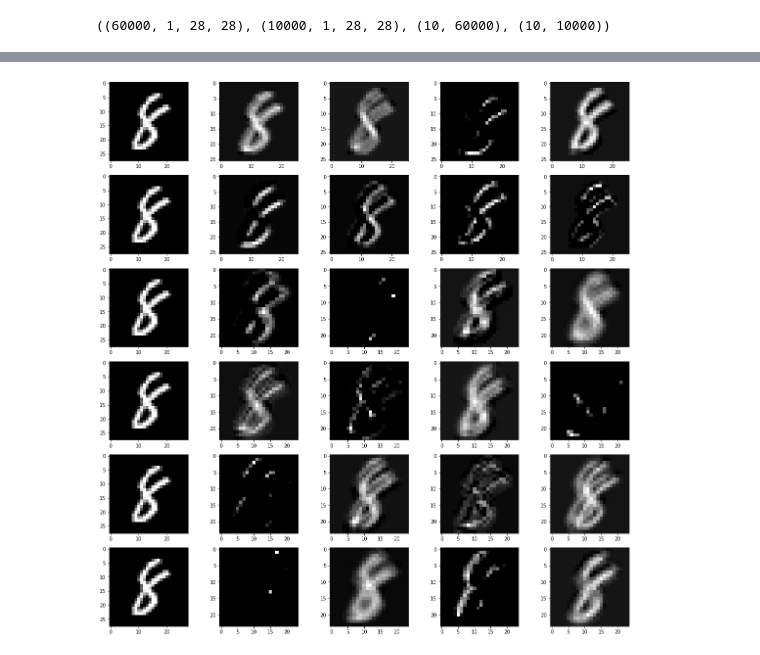
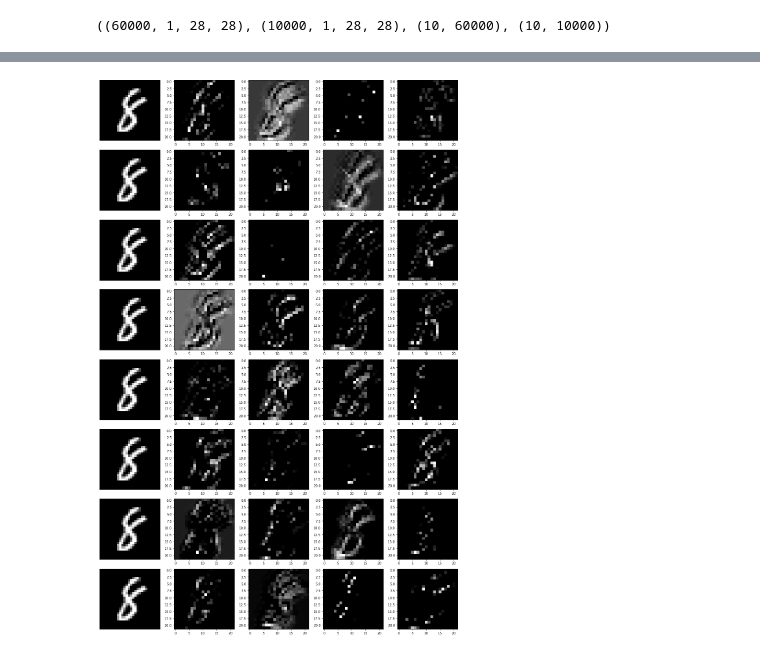
Before and after one commit to UAFederez/ConvNet-Implementation, a Jupyter notebook: MNIST-CNN.ipynb, the cells around one changed output, grey strips where cells are left out. Saved outputs shown, nothing was run; the diff lists cells and outputs as text; code cells hidden in the pictures.

```diff
--- a/MNIST-CNN.ipynb
+++ b/MNIST-CNN.ipynb
@@ -23,10 +23,11 @@ X_train.shape, X_test.shape, Y_train.shape, Y_test.shape
 net = ConvNet()
 net.add(ConvLayer(num_filters =  8, filter_size = 3, stride = 1, mode = 'valid'))
 net.add(ConvLayer(num_filters = 16, filter_size = 3, stride = 1, mode = 'valid'))
+net.add(ConvLayer(num_filters = 32, filter_size = 3, stride = 1, mode = 'valid'))
 net.add(PoolLayer(filter_size =  2, stride = 2, mode = 'avg'))
 net.add(FlattenLayer())
 net.add(DenseLayer(num_units = 128, activation = 'relu'))
 net.add(DenseLayer(num_units =  64, activation = 'relu'))
 net.add(DenseLayer(num_units =  10, activation = 'softmax'))
-hist_loss, hist_acc = net.fit(X_train[:6016], Y_train[:, :6016], num_epochs = 10, learning_rate = 0.01)
+hist_loss, hist_acc = net.fit(X_train[:6016], Y_train[:, :6016], num_epochs = 10, learning_rate = 0.05)
 # %% [output]
@@ -65,23 +66,20 @@ test_loss: 1.0975 - test_accuracy: 0.7957
 # %%
 idx = 0
 
 input_batch = net.layers[0].input_batch[idx]
-activation  = net.layers[0].a_out[idx]
-activation2 = net.layers[1].a_out[idx]
+activation  = net.layers[2].a_out[idx]
 
-fig, ax = plt.subplots(6, 5)
-fig.set_size_inches((16, 16))
+fig, ax = plt.subplots(8, 5)
+fig.set_size_inches((16, 24))
 
-for i in range(2):
+for i in range(8):
     ax[i, 0].imshow(input_batch[0], cmap = 'gray')
+    ax[i, 0].get_xaxis().set_visible(False)
+    ax[i, 0].get_yaxis().set_visible(False)
     for j in range(4):
         ax[i, 1 + j].imshow(activation[i * 4 + j], cmap = 'gray')
 
-for i in range(4):
-    ax[2 + i, 0].imshow(input_batch[0], cmap = 'gray')
-    for j in range(4):
-        ax[2 + i, 1 + j].imshow(activation2[i * 4 + j], cmap = 'gray')
 plt.tight_layout()
 plt.show()
 # %% [output]
-[figure, old version]
+[figure, new version]
```
Also changed, not shown: parts of 4 cells of this notebook, 1 other file.
